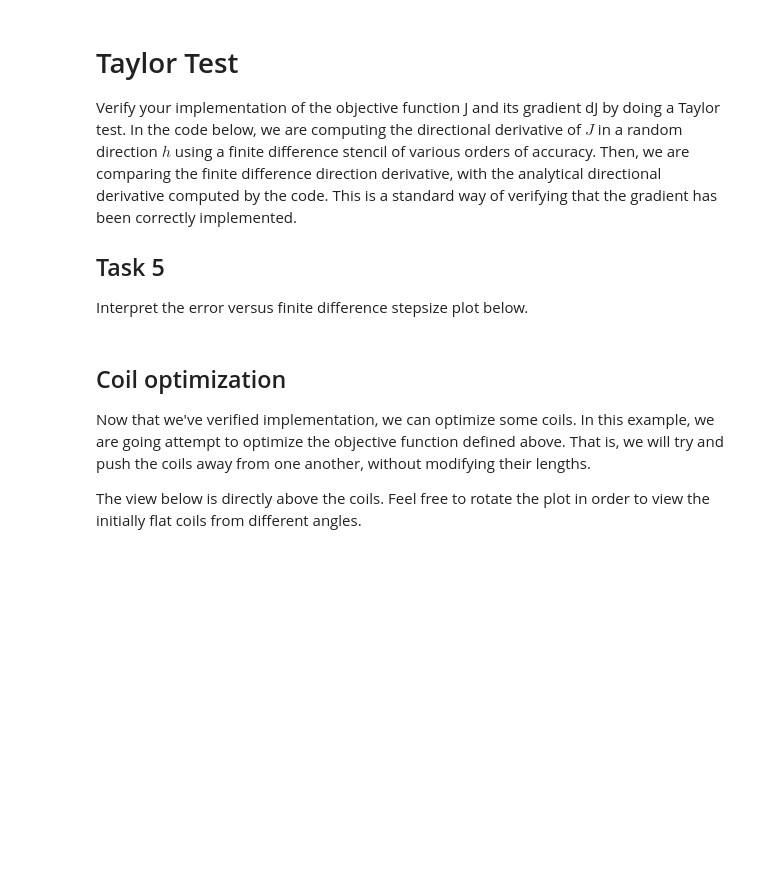
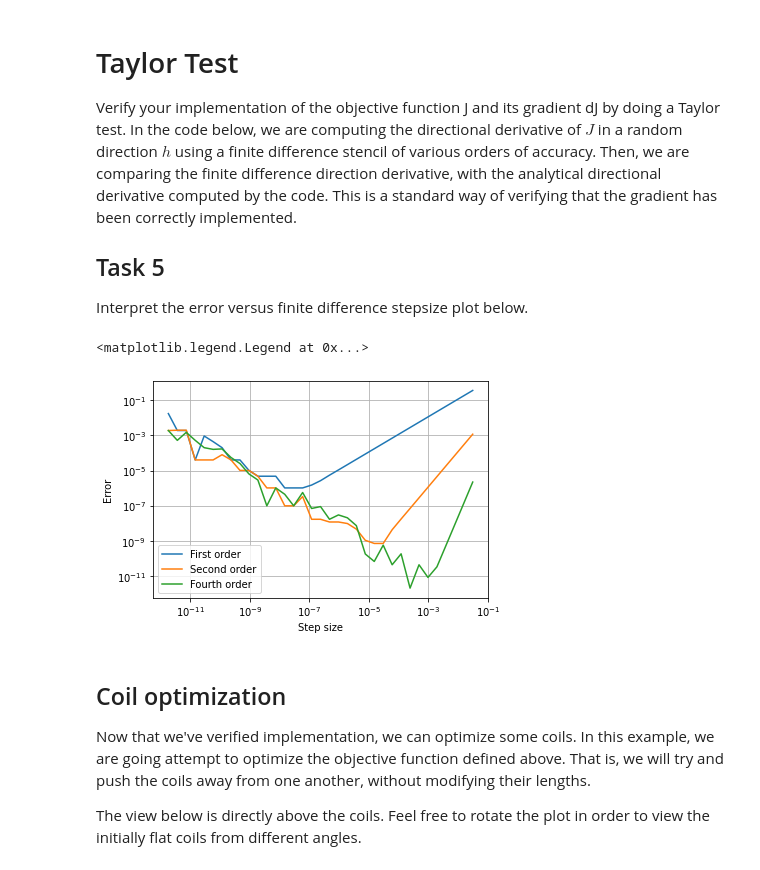
Before and after one commit to hiddenSymmetries/SummerSchool2020, a Jupyter notebook: Wednesday_VacuumOpt/constrained-opt-lab_00.ipynb, the cells around one changed output. Saved outputs shown, nothing was run; the diff lists cells and outputs as text; code cells hidden in the pictures; blank space fills up the shorter version.

```diff
--- a/Wednesday_VacuumOpt/constrained-opt-lab_00.ipynb
+++ b/Wednesday_VacuumOpt/constrained-opt-lab_00.ipynb
@@ -421,10 +429,10 @@ Verify your implementation of the objective function J and its gradient dJ by do
 
 Interpret the error versus finite difference stepsize plot below.
 # %%
-mu1 = 1
-mu2 = 1
-d = 0.2
-L0 = 4.398229715025718
+mu1 = 2.1123
+mu2 = 0.523
+d = 12.124
+L0 = 1.124354
 
 coil1 = np.array([[0.980785280403230,0,0.686549696282261,0.1,0.2],
                   [0.195090322016128,0,0.136563225411290,-0.1,-0.2],
@@ -446,33 +454,36 @@ for i,order in enumerate([1, 2, 4]):
     elif order == 2: # second order central difference.
         shifts = [-1, 1]
         weights = [-0.5, 0.5]
     elif order == 4: # fourth order central difference.
         shifts = [-2, -1, 1, 2]
         weights = [1/12, -2/3, 2/3, -1/12]
 
     j = J(x)
     dj = dJ(x)
     dj_exact = np.dot(h,dj)
 
     dj_fd = 0
     for ii in range(5, 40):
         eps = 0.5**ii
 
         dj_fd = 0
         for s,w in zip(shifts,weights):
             dj_fd = dj_fd + w*J(x+s*eps*h)
         dj_fd = dj_fd / eps
         error[i, ii-5] = np.abs( dj_fd - dj_exact )
 
 %matplotlib inline
 import matplotlib.pyplot as plt
 fig = plt.figure()
 for ii in range(3):
     plt.loglog(eps_list, error[ii,:])
 plt.grid()
 plt.xlabel('Step size')
 plt.ylabel('Error')
 plt.legend(['First order', 'Second order', 'Fourth order'])
+# %% [output]
+<matplotlib.legend.Legend at 0x...>
+[figure, added]
 # %% [markdown]
 ## Coil optimization
 
```
Also changed, not shown: parts of 7 cells of this notebook, 1 other file.
